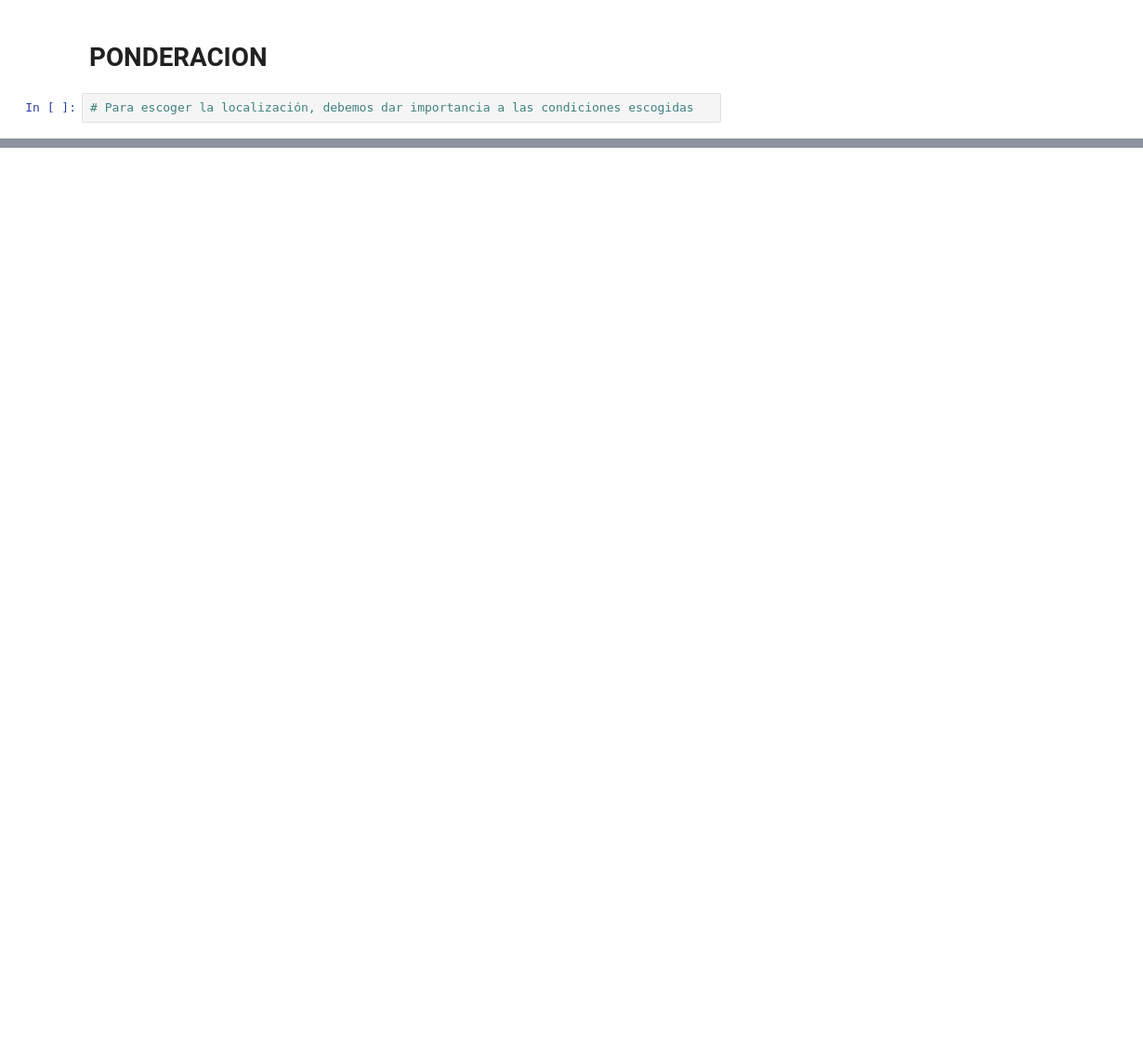
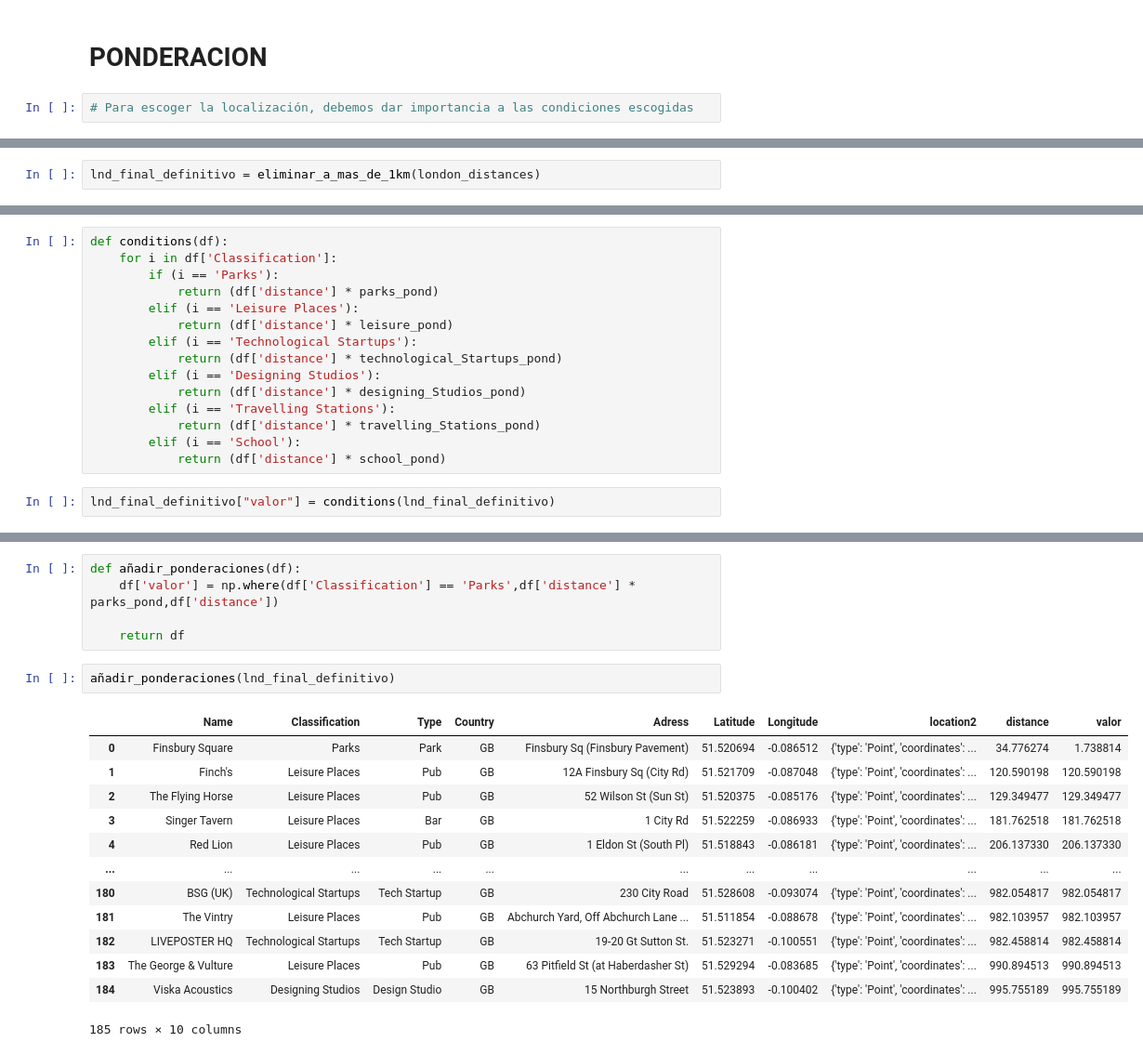
Before and after one commit to jaimecabanyes/Mi_trabajo_4, a Jupyter notebook: GeoQueries.ipynb, the cells around one changed output, grey strips where cells are left out. Shown at 93% size. Cells and saved outputs as stored; diff of their text form; blank space fills up the shorter version.

```diff
--- a/GeoQueries.ipynb
+++ b/GeoQueries.ipynb
@@ -102,0 +117,2 @@ leisure_pond = 0.15
+# %%
+lnd_final_definitivo = eliminar_a_mas_de_1km(london_distances)
@@ -102,0 +171,17 @@ leisure_pond = 0.15
+# %%
+def conditions(df):
+    for i in df['Classification']:
+        if (i == 'Parks'):
+            return (df['distance'] * parks_pond)
+        elif (i == 'Leisure Places'):
+            return (df['distance'] * leisure_pond)
+        elif (i == 'Technological Startups'):
+            return (df['distance'] * technological_Startups_pond)
+        elif (i == 'Designing Studios'):
+            return (df['distance'] * designing_Studios_pond)
+        elif (i == 'Travelling Stations'):
+            return (df['distance'] * travelling_Stations_pond)
+        elif (i == 'School'):
+            return (df['distance'] * school_pond)
+# %%
+lnd_final_definitivo["valor"] = conditions(lnd_final_definitivo)
@@ -102,0 +202,21 @@ leisure_pond = 0.15
+# %%
+def añadir_ponderaciones(df):
+    df['valor'] = np.where(df['Classification'] == 'Parks',df['distance'] * parks_pond,df['distance'])
+
+    return df
+# %%
+añadir_ponderaciones(lnd_final_definitivo)
+# %% [output]
+|  | Name | Classification | Type | Country | Adress | Latitude | Longitude | location2 | distance | valor |
+| 0 | Finsbury Square | Parks | Park | GB | Finsbury Sq (Finsbury Pavement) | 51.520694 | -0.086512 | {'type': 'Point', 'coordinates': ... | 34.776274 | 1.738814 |
+| 1 | Finch's | Leisure Places | Pub | GB | 12A Finsbury Sq (City Rd) | 51.521709 | -0.087048 | {'type': 'Point', 'coordinates': ... | 120.590198 | 120.590198 |
+| 2 | The Flying Horse | Leisure Places | Pub | GB | 52 Wilson St (Sun St) | 51.520375 | -0.085176 | {'type': 'Point', 'coordinates': ... | 129.349477 | 129.349477 |
+| 3 | Singer Tavern | Leisure Places | Bar | GB | 1 City Rd | 51.522259 | -0.086933 | {'type': 'Point', 'coordinates': ... | 181.762518 | 181.762518 |
+| 4 | Red Lion | Leisure Places | Pub | GB | 1 Eldon St (South Pl) | 51.518843 | -0.086181 | {'type': 'Point', 'coordinates': ... | 206.137330 | 206.137330 |
+| ... | ... | ... | ... | ... | ... | ... | ... | ... | ... | ... |
+| 180 | BSG (UK) | Technological Startups | Tech Startup | GB | 230 City Road | 51.528608 | -0.093074 | {'type': 'Point', 'coordinates': ... | 982.054817 | 982.054817 |
+| 181 | The Vintry | Leisure Places | Pub | GB | Abchurch Yard, Off Abchurch Lane ... | 51.511854 | -0.088678 | {'type': 'Point', 'coordinates': ... | 982.103957 | 982.103957 |
+| 182 | LIVEPOSTER HQ | Technological Startups | Tech Startup | GB | 19-20 Gt Sutton St. | 51.523271 | -0.100551 | {'type': 'Point', 'coordinates': ... | 982.458814 | 982.458814 |
+| 183 | The George & Vulture | Leisure Places | Pub | GB | 63 Pitfield St (at Haberdasher St) | 51.529294 | -0.083685 | {'type': 'Point', 'coordinates': ... | 990.894513 | 990.894513 |
+| 184 | Viska Acoustics | Designing Studios | Design Studio | GB | 15 Northburgh Street | 51.523893 | -0.100402 | {'type': 'Point', 'coordinates': ... | 995.755189 | 995.755189 |
+185 rows × 10 columns
```
Also changed, not shown: parts of 14 cells of this notebook.
